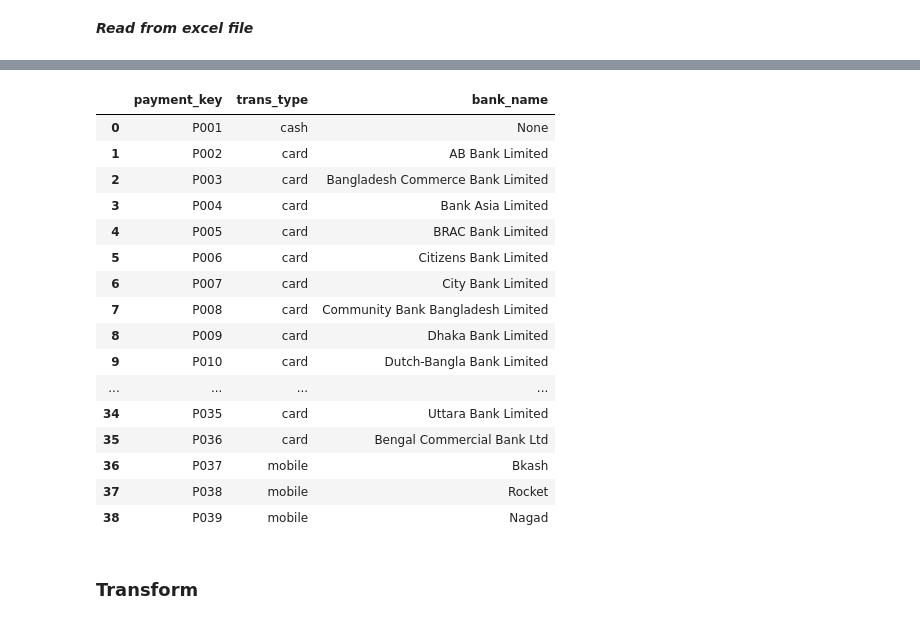
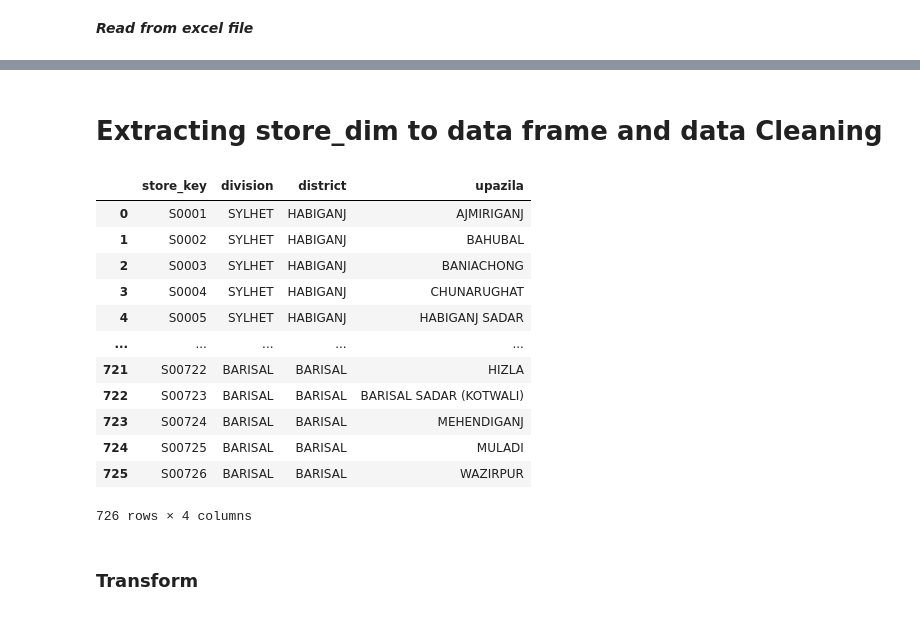
Before and after one commit to SadiaAlamChy/HDA-Tech-Learning, a Jupyter notebook: notebook/dataload/ETL.ipynb, the cells around one changed output, grey strips where cells are left out. Drawn from its saved outputs; the diff is of its cells as text; code cells hidden in the pictures.

Commit message:
Trans dim inserted

```diff
--- a/notebook/dataload/ETL.ipynb
+++ b/notebook/dataload/ETL.ipynb
@@ -55,5 +15,6 @@ import psycopg2.extras
 # %% [markdown]
 ***Read from excel file***
 # %%
-DATA_DIR = "/home/raihan/eSRD-Lab/HDA/dataset/"
+# DATA_DIR = "/home/raihan/eSRD-Lab/HDA/dataset/"
+DATA_DIR = "D:/eSRD_Lab/DataBase/"
 # %%
@@ -61,23 +151,22 @@ trans_dim = pd.read_excel(open(DATA_DIR + 'e-commerece_data.xlsx','rb'), sheet_n
+# %% [markdown]
+# Extracting store_dim to data frame  and data Cleaning
 # %%
-trans_dim
+df_store_dim = pd.read_excel(open(DATA_DIR + 'e-commerece_data.xlsx','rb'), sheet_name="Store_dim")
+df_store_dim
 # %% [output]
-|  | payment_key | trans_type | bank_name |
-| 0 | P001 | cash | None |
-| 1 | P002 | card | AB Bank Limited |
-| 2 | P003 | card | Bangladesh Commerce Bank Limited |
-| 3 | P004 | card | Bank Asia Limited |
-| 4 | P005 | card | BRAC Bank Limited |
-| 5 | P006 | card | Citizens Bank Limited |
-| 6 | P007 | card | City Bank Limited |
-| 7 | P008 | card | Community Bank Bangladesh Limited |
-| 8 | P009 | card | Dhaka Bank Limited |
-| 9 | P010 | card | Dutch-Bangla Bank Limited |
-| ... | ... | ... | ... |
-| 34 | P035 | card | Uttara Bank Limited |
-| 35 | P036 | card | Bengal Commercial Bank Ltd |
-| 36 | P037 | mobile | Bkash |
-| 37 | P038 | mobile | Rocket |
-| 38 | P039 | mobile | Nagad |
+|  | store_key | division | district | upazila |
+| 0 | S0001 | SYLHET | HABIGANJ | AJMIRIGANJ |
+| 1 | S0002 | SYLHET | HABIGANJ | BAHUBAL |
+| 2 | S0003 | SYLHET | HABIGANJ | BANIACHONG |
+| 3 | S0004 | SYLHET | HABIGANJ | CHUNARUGHAT |
+| 4 | S0005 | SYLHET | HABIGANJ | HABIGANJ SADAR |
+| ... | ... | ... | ... | ... |
+| 721 | S00722 | BARISAL | BARISAL | HIZLA |
+| 722 | S00723 | BARISAL | BARISAL | BARISAL SADAR (KOTWALI) |
+| 723 | S00724 | BARISAL | BARISAL | MEHENDIGANJ |
+| 724 | S00725 | BARISAL | BARISAL | MULADI |
+| 725 | S00726 | BARISAL | BARISAL | WAZIRPUR |
+726 rows × 4 columns
 # %% [markdown]
 ### Transform
 # %% [markdown]
```
Also changed, not shown: parts of 17 cells of this notebook.
